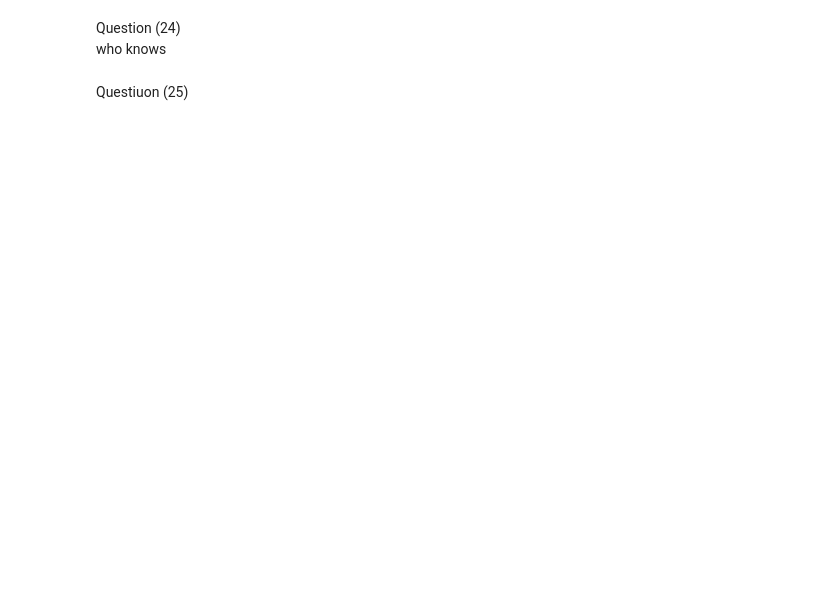
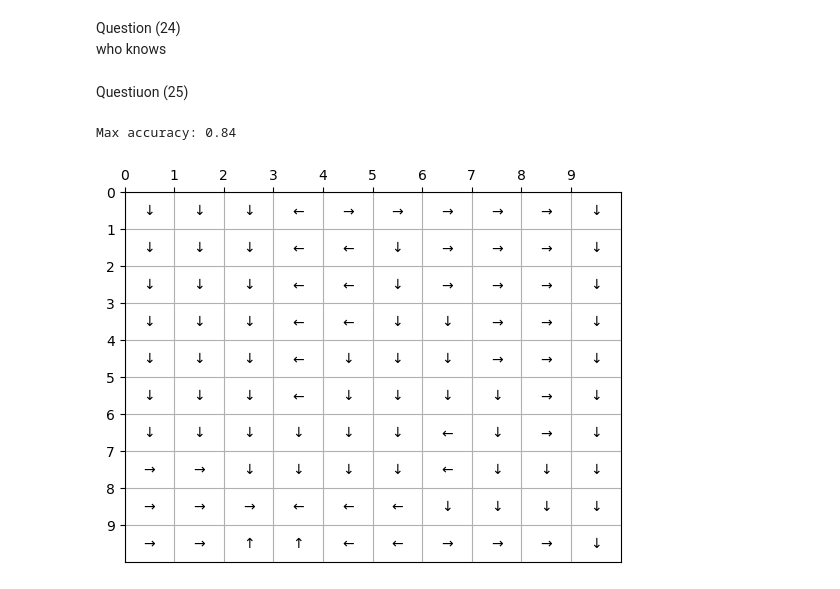
Before and after one commit to hershey890/ece232e, a Jupyter notebook: ece232proj3.ipynb, the cells around one changed output. Cells and saved outputs as stored; diff of their text form; code cells hidden in the pictures; blank space fills up the shorter version.

```diff
--- a/ece232proj3.ipynb
+++ b/ece232proj3.ipynb
@@ -233,3 +230,20 @@ Question (24)
 who knows
 # %% [markdown]
 Questiuon (25)
+# %%
+importlib.reload(proj3_agent)
+from proj3_agent import Agent
+
+gw = Gridworld(grid_size=10, wind=0.1, discount=0.8, reward_function=2)
+agent = Agent(gw)
+policy_truth = agent.optimal_policy
+agent.run_irl(max_lambda_2, policy_iteration=True)
+policy_irl = agent.irl_policy
+print(f'Accuracy: {np.mean(policy_truth == policy_irl)}')
+# %% [output]
+Max accuracy: 0.84
+# %%
+agent.run_irl(max_lambda_2, policy_iteration=True)
+agent.plot_arrow('irl')
+# %% [output]
+[figure, added]
```
Also changed, not shown: parts of 13 cells of this notebook, 1 other file.
